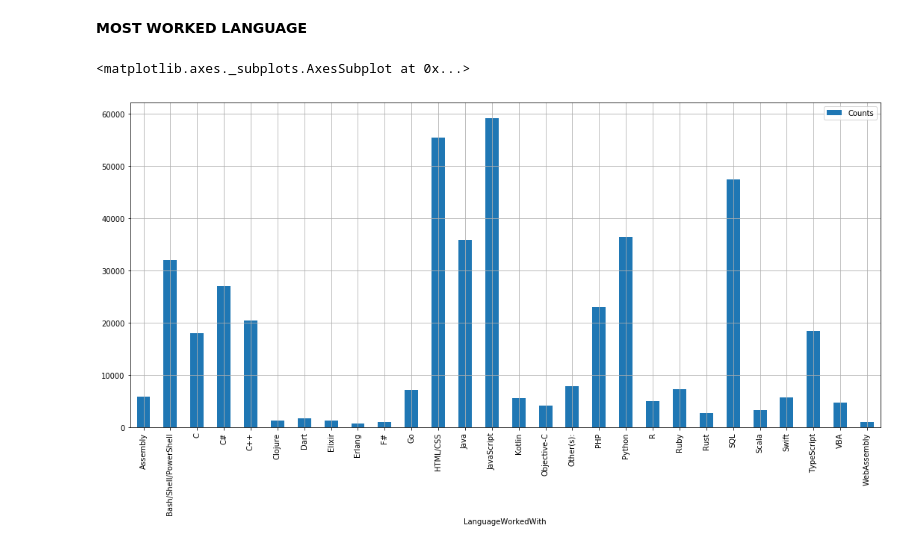
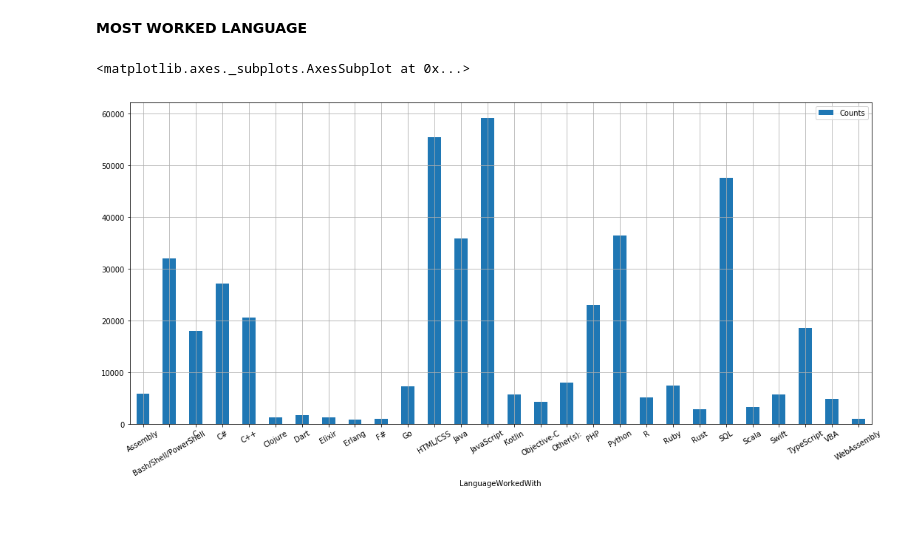
Before and after one commit to Ritvik19/Data-Tales, a Jupyter notebook: Stack-Overflow-Developer-Survey-2019/Analysis.ipynb, the cells around one changed output. Saved outputs shown, nothing was run; the diff lists cells and outputs as text; code cells hidden in the pictures; blank space fills up the shorter version.

```diff
--- a/Stack-Overflow-Developer-Survey-2019/Analysis.ipynb
+++ b/Stack-Overflow-Developer-Survey-2019/Analysis.ipynb
@@ -175,7 +205,7 @@ languages = pd.DataFrame(data['LanguageWorkedWith'].value_counts()).reset_index(
 languages.columns=['LanguageWorkedWith', 'Counts']
 languages['LanguageWorkedWith'] = languages['LanguageWorkedWith'].apply(lambda x: x.split(';'))
 # %%
-languages.explode('LanguageWorkedWith').groupby('LanguageWorkedWith').sum().plot.bar(figsize=(18,8), grid=True)
+languages.explode('LanguageWorkedWith').groupby('LanguageWorkedWith').sum().plot.bar(figsize=(18,8), grid=True, rot=30)
 # %% [output]
 <matplotlib.axes._subplots.AxesSubplot at 0x...>
-[figure, old version]
+[figure, new version]
```
Also changed, not shown: parts of 13 cells of this notebook.
